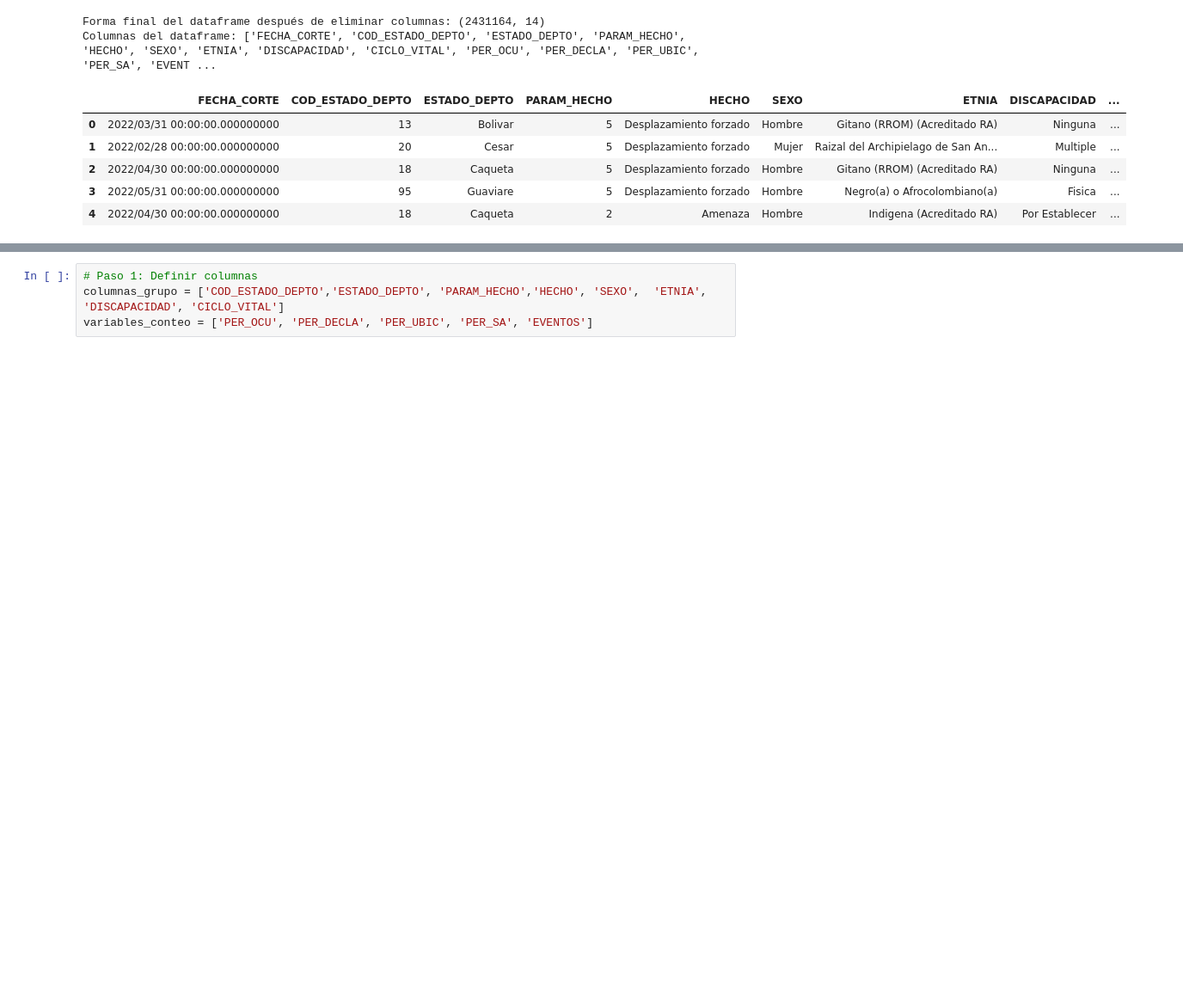
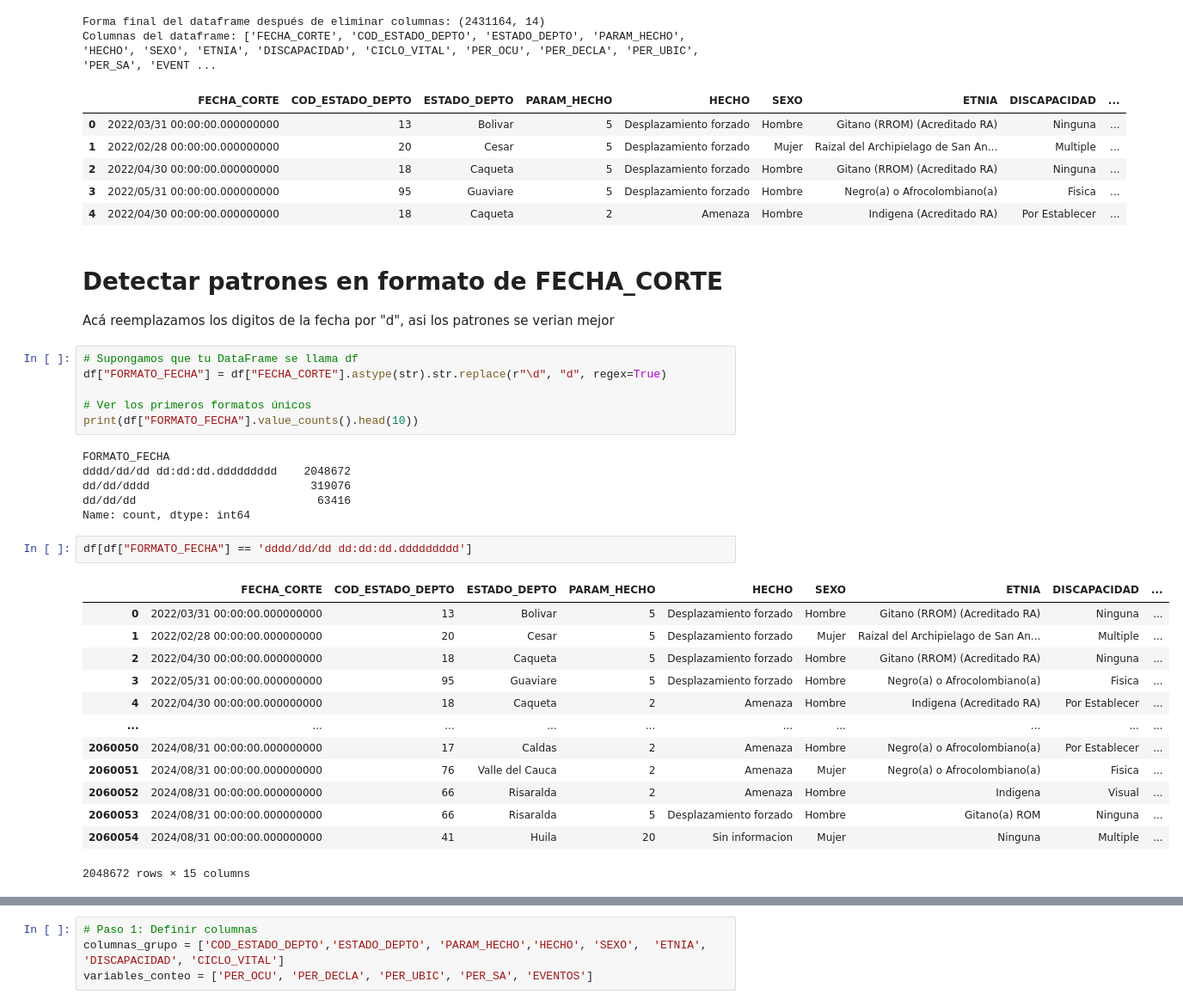
Before and after one commit to SantiRendon/memoria-abierta-conflicto-armado-colombia-2022-2025, a Jupyter notebook: notebooks/02_limpieza_datos_victimas.ipynb, the cells around one changed output, grey strips where cells are left out. Shown at 86% size. Saved outputs shown, nothing was run; the diff lists cells and outputs as text; blank space fills up the shorter version.

```diff
--- a/notebooks/02_limpieza_datos_victimas.ipynb
+++ b/notebooks/02_limpieza_datos_victimas.ipynb
@@ -70,3 +71,34 @@ Columnas del dataframe: ['FECHA_CORTE', 'COD_ESTADO_DEPTO', 'ESTADO_DEPTO', 'PAR
 | 2 | 2022/04/30 00:00:00.000000000 | 18 | Caqueta | 5 | Desplazamiento forzado | Hombre | Gitano (RROM) (Acreditado RA) | Ninguna | ... |
 | 3 | 2022/05/31 00:00:00.000000000 | 95 | Guaviare | 5 | Desplazamiento forzado | Hombre | Negro(a) o Afrocolombiano(a) | Fisica | ... |
 | 4 | 2022/04/30 00:00:00.000000000 | 18 | Caqueta | 2 | Amenaza | Hombre | Indigena (Acreditado RA) | Por Establecer | ... |
+# %% [markdown]
+# Detectar patrones en formato de FECHA_CORTE
+Acá reemplazamos los digitos de la fecha por "d", asi los patrones se verian mejor
+# %%
+# Supongamos que tu DataFrame se llama df
+df["FORMATO_FECHA"] = df["FECHA_CORTE"].astype(str).str.replace(r"\d", "d", regex=True)
+
+# Ver los primeros formatos únicos
+print(df["FORMATO_FECHA"].value_counts().head(10))
+# %% [output]
+FORMATO_FECHA
+dddd/dd/dd dd:dd:dd.ddddddddd    2048672
+dd/dd/dddd                        319076
+dd/dd/dd                           63416
+Name: count, dtype: int64
+# %%
+df[df["FORMATO_FECHA"] == 'dddd/dd/dd dd:dd:dd.ddddddddd']
+# %% [output]
+|  | FECHA_CORTE | COD_ESTADO_DEPTO | ESTADO_DEPTO | PARAM_HECHO | HECHO | SEXO | ETNIA | DISCAPACIDAD | ... |
+| 0 | 2022/03/31 00:00:00.000000000 | 13 | Bolivar | 5 | Desplazamiento forzado | Hombre | Gitano (RROM) (Acreditado RA) | Ninguna | ... |
+| 1 | 2022/02/28 00:00:00.000000000 | 20 | Cesar | 5 | Desplazamiento forzado | Mujer | Raizal del Archipielago de San An... | Multiple | ... |
+| 2 | 2022/04/30 00:00:00.000000000 | 18 | Caqueta | 5 | Desplazamiento forzado | Hombre | Gitano (RROM) (Acreditado RA) | Ninguna | ... |
+| 3 | 2022/05/31 00:00:00.000000000 | 95 | Guaviare | 5 | Desplazamiento forzado | Hombre | Negro(a) o Afrocolombiano(a) | Fisica | ... |
+| 4 | 2022/04/30 00:00:00.000000000 | 18 | Caqueta | 2 | Amenaza | Hombre | Indigena (Acreditado RA) | Por Establecer | ... |
+| ... | ... | ... | ... | ... | ... | ... | ... | ... | ... |
+| 2060050 | 2024/08/31 00:00:00.000000000 | 17 | Caldas | 2 | Amenaza | Hombre | Negro(a) o Afrocolombiano(a) | Por Establecer | ... |
+| 2060051 | 2024/08/31 00:00:00.000000000 | 76 | Valle del Cauca | 2 | Amenaza | Mujer | Negro(a) o Afrocolombiano(a) | Fisica | ... |
+| 2060052 | 2024/08/31 00:00:00.000000000 | 66 | Risaralda | 2 | Amenaza | Hombre | Indigena | Visual | ... |
+| 2060053 | 2024/08/31 00:00:00.000000000 | 66 | Risaralda | 5 | Desplazamiento forzado | Hombre | Gitano(a) ROM | Ninguna | ... |
+| 2060054 | 2024/08/31 00:00:00.000000000 | 41 | Huila | 20 | Sin informacion | Mujer | Ninguna | Multiple | ... |
+2048672 rows × 15 columns
```
Also changed, not shown: parts of 15 cells of this notebook.
